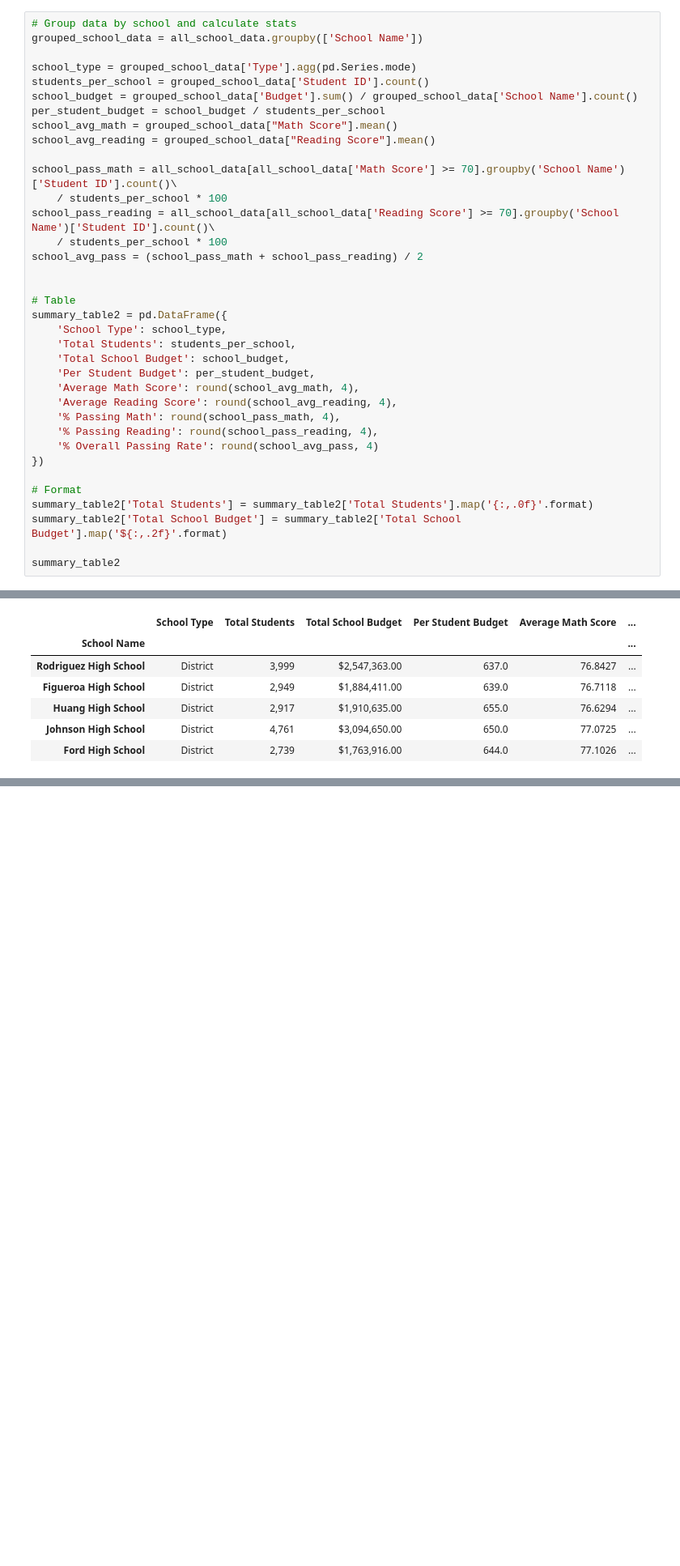
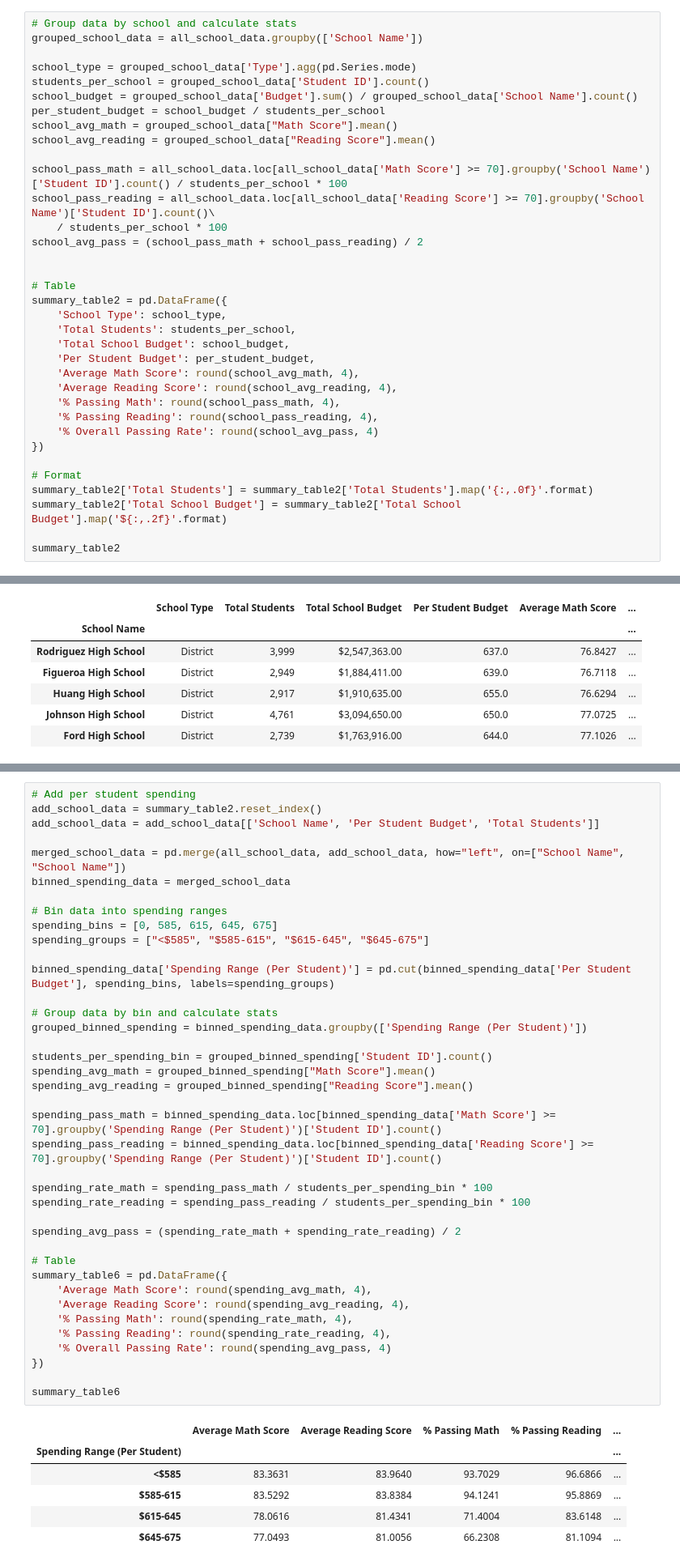
Before and after one commit to hayden4davey/pandas-challenges, a Jupyter notebook: pyschools/PyCitySchools.ipynb, the cells around one changed output, grey strips where cells are left out. Shown at 81% size. Drawn from its saved outputs; the diff is of its cells as text; blank space fills up the shorter version.

```diff
--- a/pyschools/PyCitySchools.ipynb
+++ b/pyschools/PyCitySchools.ipynb
@@ -74,9 +74,8 @@ per_student_budget = school_budget / students_per_school
 school_avg_math = grouped_school_data["Math Score"].mean()
 school_avg_reading = grouped_school_data["Reading Score"].mean()
 
-school_pass_math = all_school_data[all_school_data['Math Score'] >= 70].groupby('School Name')['Student ID'].count()\
-    / students_per_school * 100
-school_pass_reading = all_school_data[all_school_data['Reading Score'] >= 70].groupby('School Name')['Student ID'].count()\
+school_pass_math = all_school_data.loc[all_school_data['Math Score'] >= 70].groupby('School Name')['Student ID'].count() / students_per_school * 100
+school_pass_reading = all_school_data.loc[all_school_data['Reading Score'] >= 70].groupby('School Name')['Student ID'].count()\
     / students_per_school * 100
 school_avg_pass = (school_pass_math + school_pass_reading) / 2
 
@@ -149,0 +223,46 @@ summary_table4
+# %%
+# Add per student spending
+add_school_data = summary_table2.reset_index()
+add_school_data = add_school_data[['School Name', 'Per Student Budget', 'Total Students']]
+
+merged_school_data = pd.merge(all_school_data, add_school_data, how="left", on=["School Name", "School Name"])
+binned_spending_data = merged_school_data
+
+# Bin data into spending ranges
+spending_bins = [0, 585, 615, 645, 675]
+spending_groups = ["<$585", "$585-615", "$615-645", "$645-675"]
+
+binned_spending_data['Spending Range (Per Student)'] = pd.cut(binned_spending_data['Per Student Budget'], spending_bins, labels=spending_groups)
+
+# Group data by bin and calculate stats
+grouped_binned_spending = binned_spending_data.groupby(['Spending Range (Per Student)'])
+
+students_per_spending_bin = grouped_binned_spending['Student ID'].count()
+spending_avg_math = grouped_binned_spending["Math Score"].mean()
+spending_avg_reading = grouped_binned_spending["Reading Score"].mean()
+
+spending_pass_math = binned_spending_data.loc[binned_spending_data['Math Score'] >= 70].groupby('Spending Range (Per Student)')['Student ID'].count()
+spending_pass_reading = binned_spending_data.loc[binned_spending_data['Reading Score'] >= 70].groupby('Spending Range (Per Student)')['Student ID'].count()
+
+spending_rate_math = spending_pass_math / students_per_spending_bin * 100
+spending_rate_reading = spending_pass_reading / students_per_spending_bin * 100
+
+spending_avg_pass = (spending_rate_math + spending_rate_reading) / 2
+
+# Table
+summary_table6 = pd.DataFrame({
+    'Average Math Score': round(spending_avg_math, 4),
+    'Average Reading Score': round(spending_avg_reading, 4),
+    '% Passing Math': round(spending_rate_math, 4),
+    '% Passing Reading': round(spending_rate_reading, 4),
+    '% Overall Passing Rate': round(spending_avg_pass, 4)
+})
+
+summary_table6
+# %% [output]
+|  | Average Math Score | Average Reading Score | % Passing Math | % Passing Reading | ... |
+| Spending Range (Per Student) |  |  |  |  | ... |
+| <$585 | 83.3631 | 83.9640 | 93.7029 | 96.6866 | ... |
+| $585-615 | 83.5292 | 83.8384 | 94.1241 | 95.8869 | ... |
+| $615-645 | 78.0616 | 81.4341 | 71.4004 | 83.6148 | ... |
+| $645-675 | 77.0493 | 81.0056 | 66.2308 | 81.1094 | ... |
```
Also changed, not shown: parts of 10 cells of this notebook.
